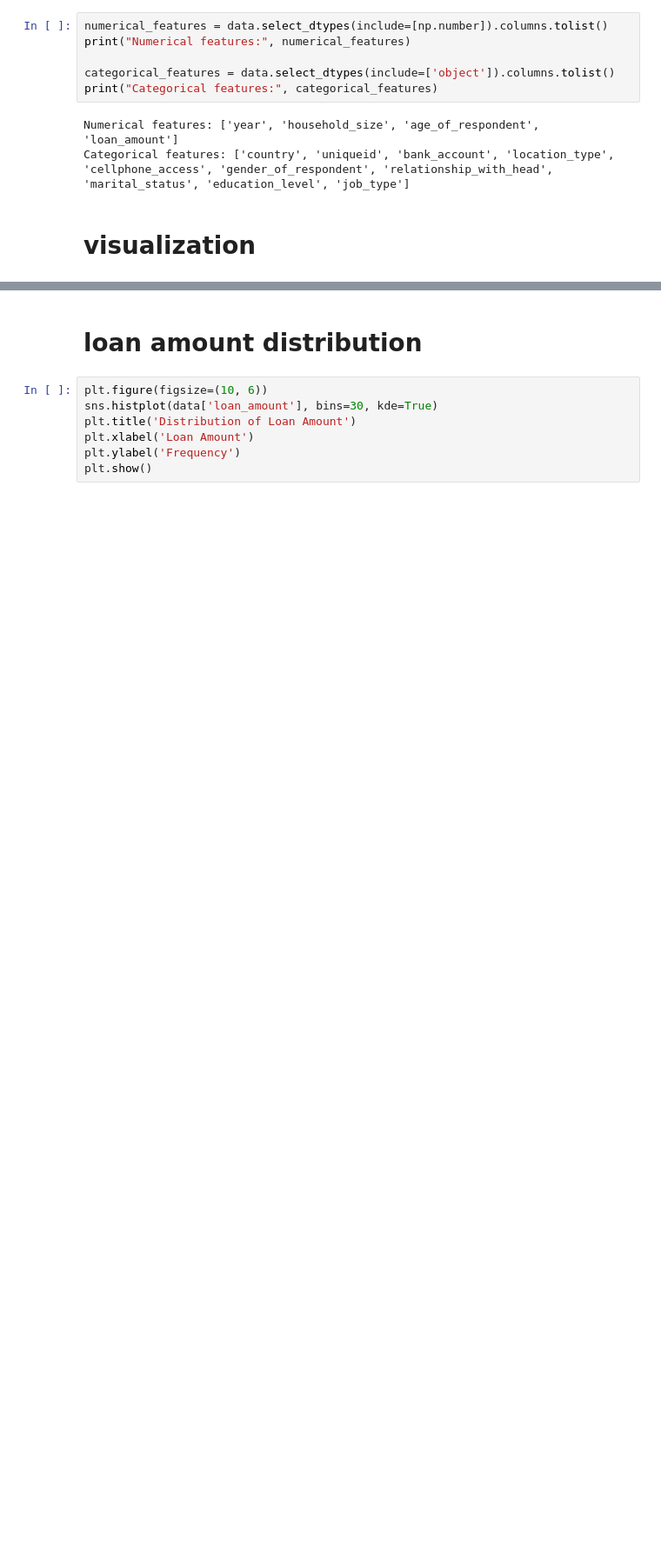
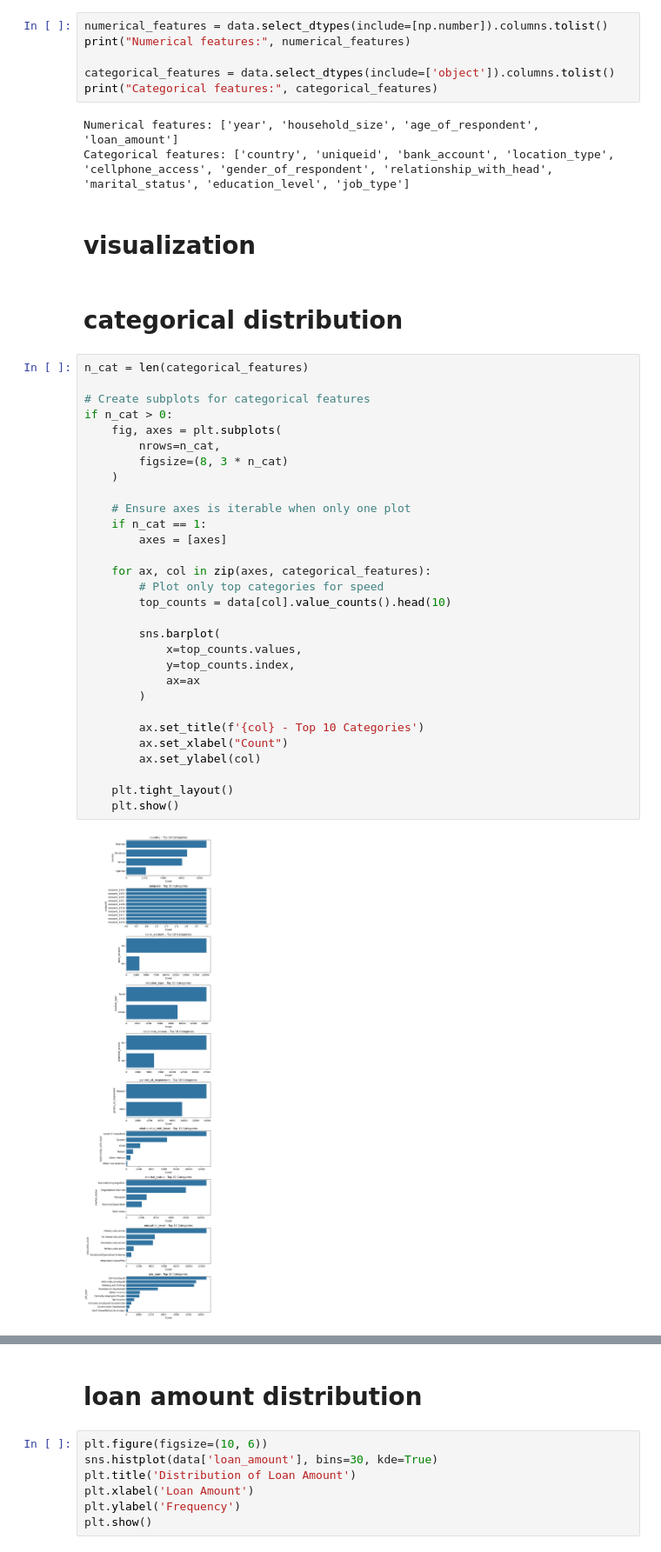
Before and after one commit to derrick4411/loan-risk-prediction, a Jupyter notebook: loan_score.ipynb, the cells around one changed output, grey strips where cells are left out. Shown at 87% size. Cells and saved outputs as stored; diff of their text form; blank space fills up the shorter version.

```diff
--- a/loan_score.ipynb
+++ b/loan_score.ipynb
@@ -118,3 +122,37 @@ Numerical features: ['year', 'household_size', 'age_of_respondent', 'loan_amount
 Categorical features: ['country', 'uniqueid', 'bank_account', 'location_type', 'cellphone_access', 'gender_of_respondent', 'relationship_with_head', 'marital_status', 'education_level', 'job_type']
 # %% [markdown]
 # visualization
+# %% [markdown]
+# categorical distribution
+# %%
+n_cat = len(categorical_features)
+
+# Create subplots for categorical features
+if n_cat > 0:
+    fig, axes = plt.subplots(
+        nrows=n_cat,
+        figsize=(8, 3 * n_cat)
+    )
+
+    # Ensure axes is iterable when only one plot
+    if n_cat == 1:
+        axes = [axes]
+
+    for ax, col in zip(axes, categorical_features):
+        # Plot only top categories for speed
+        top_counts = data[col].value_counts().head(10)
+
+        sns.barplot(
+            x=top_counts.values,
+            y=top_counts.index,
+            ax=ax
+        )
+
+        ax.set_title(f'{col} - Top 10 Categories')
+        ax.set_xlabel("Count")
+        ax.set_ylabel(col)
+
+    plt.tight_layout()
+    plt.show()
+# %% [output]
+[figure, added]
```
Also changed, not shown: parts of 22 cells of this notebook.
